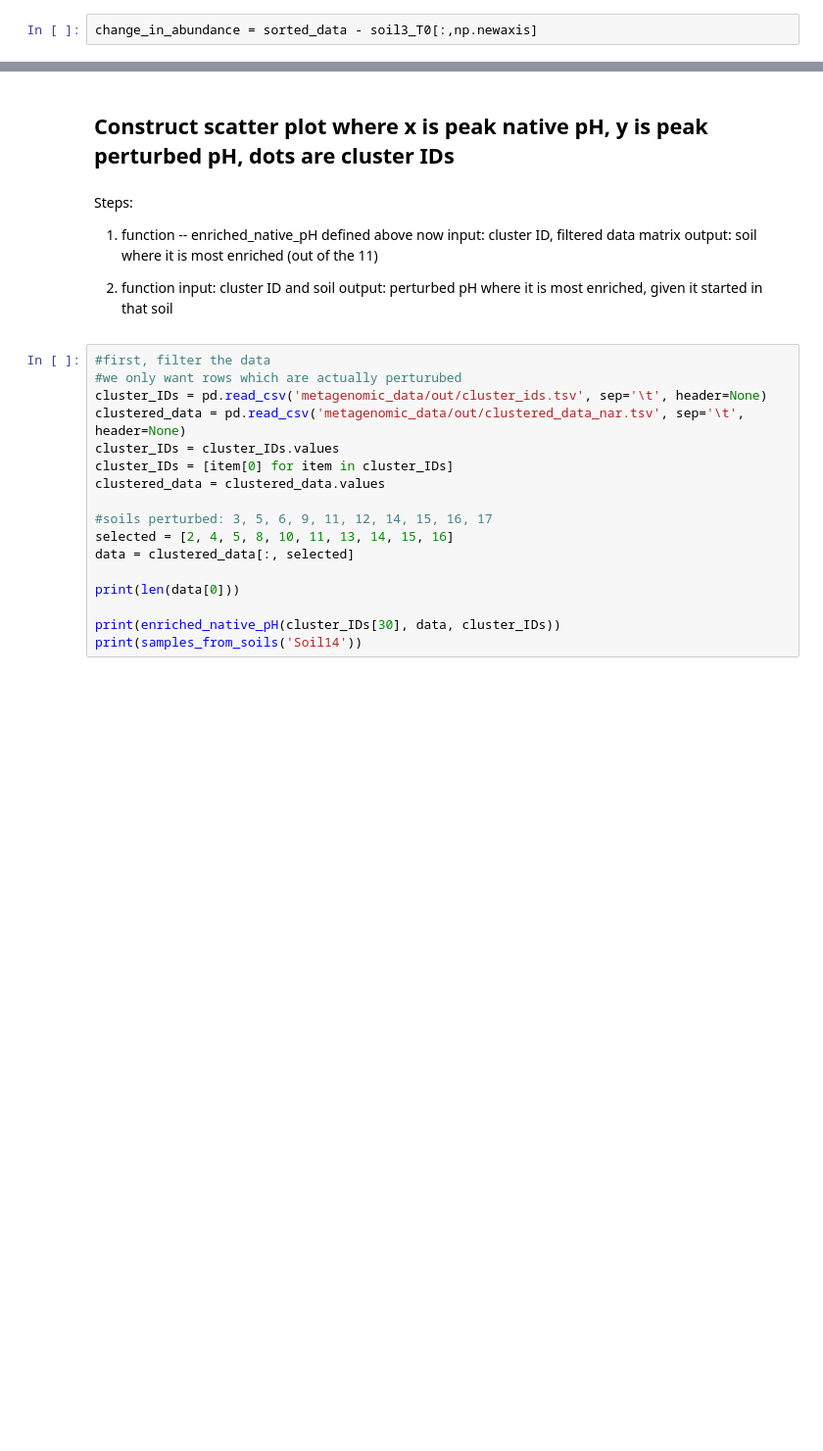
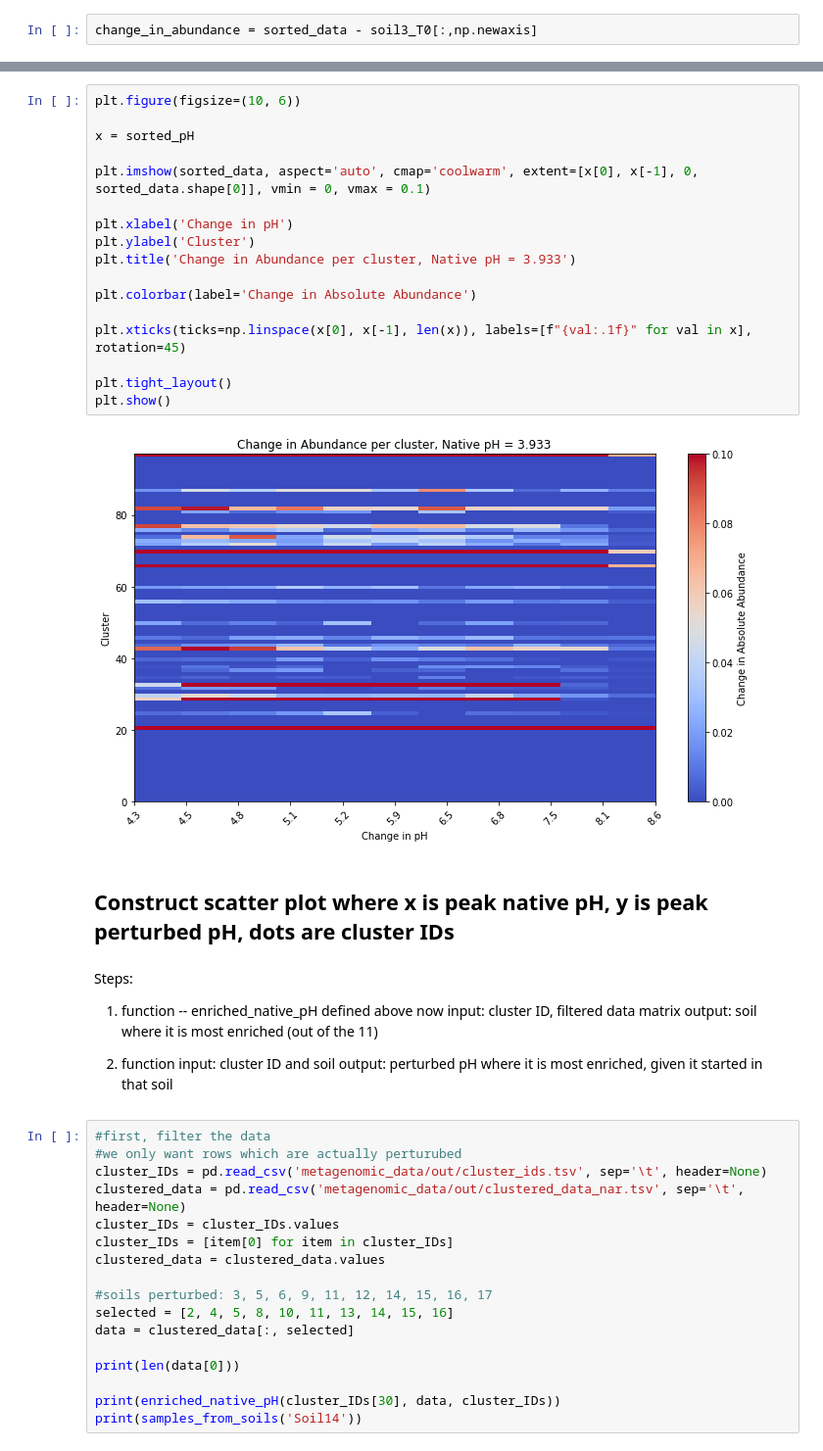
Before and after one commit to AddisonHowe/soil-metagenomics, a Jupyter notebook: organization.ipynb, the cells around one changed output, grey strips where cells are left out. Shown at 98% size. Drawn from its saved outputs; the diff is of its cells as text; blank space fills up the shorter version.

```diff
--- a/organization.ipynb
+++ b/organization.ipynb
@@ -454,3 +341,22 @@ plt.show()
+# %%
+plt.figure(figsize=(10, 6))
+
+x = sorted_pH
+
+plt.imshow(sorted_data, aspect='auto', cmap='coolwarm', extent=[x[0], x[-1], 0, sorted_data.shape[0]], vmin = 0, vmax = 0.1)
+
+plt.xlabel('Change in pH')
+plt.ylabel('Cluster')
+plt.title('Change in Abundance per cluster, Native pH = 3.933')
+
+plt.colorbar(label='Change in Absolute Abundance')
+
+plt.xticks(ticks=np.linspace(x[0], x[-1], len(x)), labels=[f"{val:.1f}" for val in x], rotation=45)
+
+plt.tight_layout()
+plt.show()
+# %% [output]
+[figure, added]
 # %% [markdown]
 ## Construct scatter plot where x is peak native pH, y is peak perturbed pH, dots are cluster IDs
 # %% [markdown]
```
Also changed, not shown: parts of 24 cells of this notebook, 8 other files.
